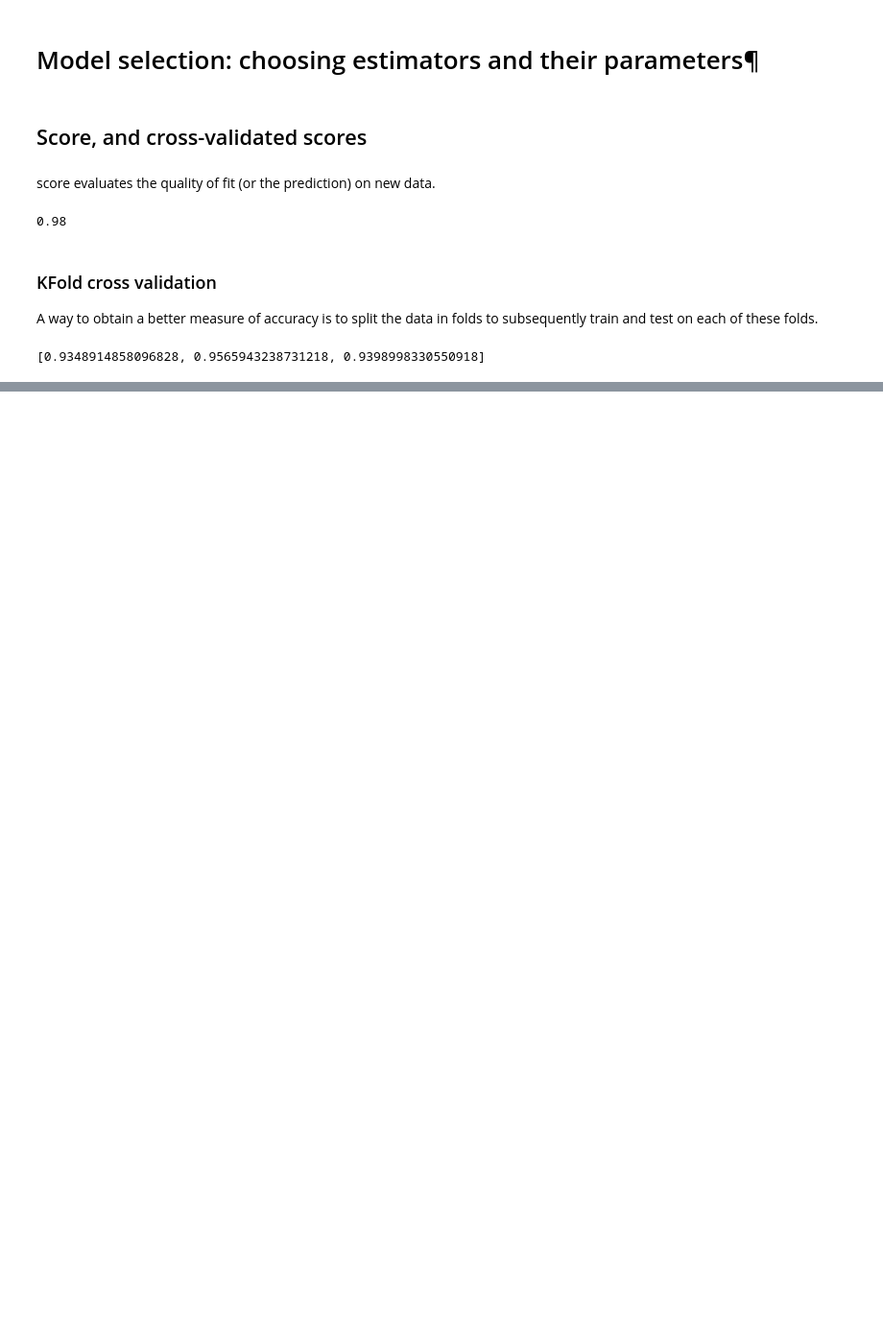
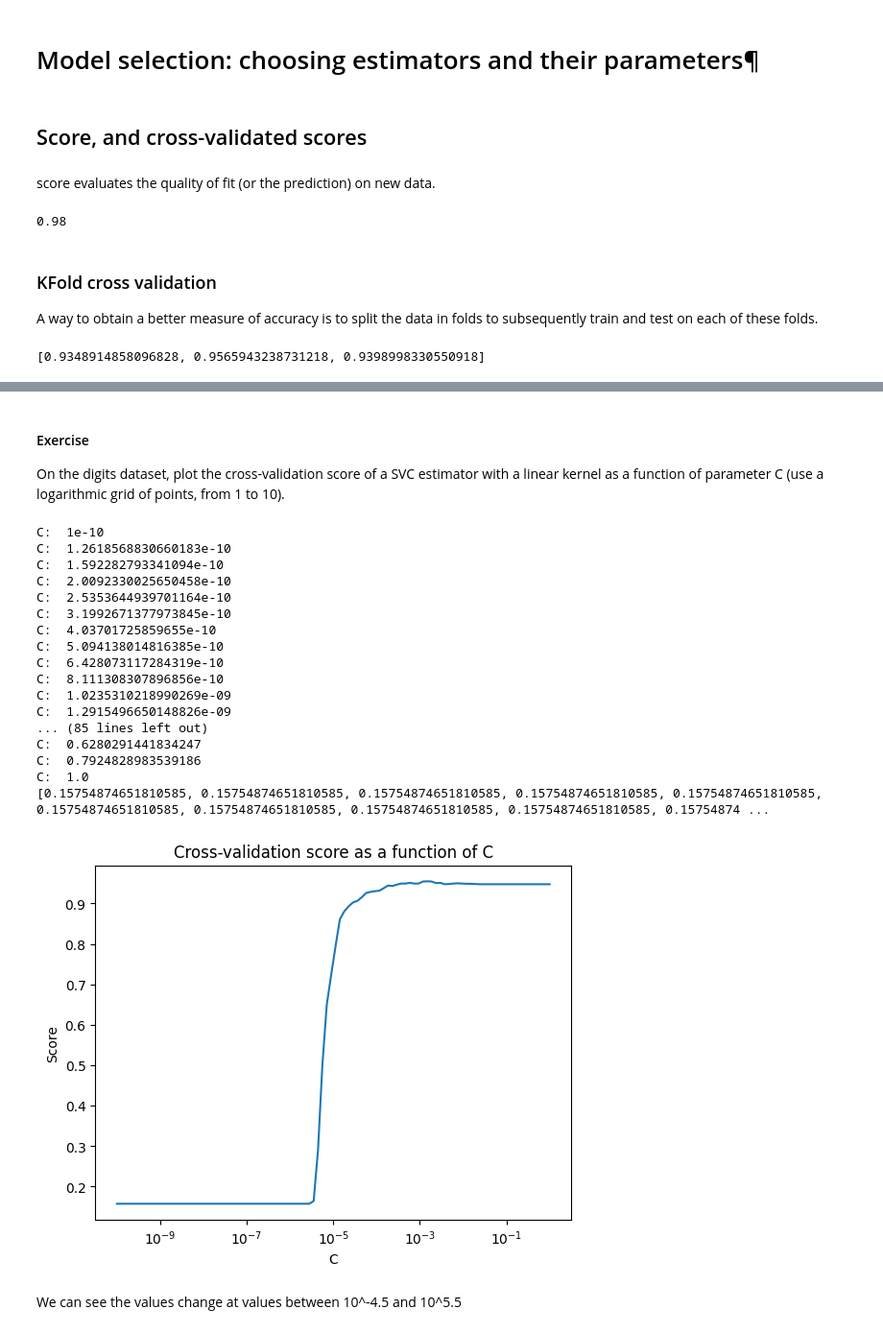
Before and after one commit to Rodmr092/Scikit-Learn-Tutorials, a Jupyter notebook: T3 Cross Validation, selecting estimators and parameters.ipynb, the cells around one changed output, grey strips where cells are left out. Shown at 96% size. Cells and saved outputs as stored; diff of their text form; code cells hidden in the pictures; blank space fills up the shorter version.

Commit message:
used numpy to define a logspace to use as values of parameters (C). Added plot of cross-val scores as function of these parameters.

```diff
--- a/T3 Cross Validation, selecting estimators and parameters.ipynb
+++ b/T3 Cross Validation, selecting estimators and parameters.ipynb
@@ -39,0 +64,14 @@ print(scores)
+# %%
+k_fold = KFold(n_splits=5)
+scores = []
+
+for train_index, test_index in k_fold.split(X_digits):
+    X_train, X_test = X_digits[train_index], X_digits[test_index]
+    y_train, y_test = y_digits[train_index], y_digits[test_index]
+
+    svc.fit(X_train, y_train)
+
+    score = svc.score(X_test, y_test)
+    scores.append(score)
+
+print(scores)
@@ -39,0 +127,65 @@ print(scores)
+# %% [markdown]
+#### Exercise
+
+On the digits dataset, plot the cross-validation score of a SVC estimator with a linear kernel as a function of parameter C (use a logarithmic grid of points, from 1 to 10).
+# %%
+"""
+On the digits dataset, plot the cross-validation score of a SVC estimator with a linear kernel
+as a function of parameter C (use a logarithmic grid of points, from 1 to 10).
+"""
+import numpy as np
+import matplotlib.pyplot as plt
+from sklearn.model_selection import cross_val_score
+from sklearn import datasets, svm
+
+# Load dataset
+X_digits, y_digits = datasets.load_digits(return_X_y=True)
+
+# Define logspace range for C parameter
+C_range = np.logspace(-10, -0, 100)
+
+# Initialize SVC estimator
+svc = svm.SVC(kernel="linear")
+#
+# For each value of C in the logspace range, calculate the cross-validation score with cross_val_score function
+scores = []
+for C in C_range:
+    print("C: ", C)
+    svc.C = C
+    this_scores = cross_val_score(svc, X_digits, y_digits, n_jobs=-1)
+    scores.append(np.mean(this_scores))
+
+# Print the scores
+print(scores)
+
+
+
+# Plot the cross-validation scores as a function of C
+plt.figure()
+plt.xlabel("C")
+plt.ylabel("Score")
+plt.title("Cross-validation score as a function of C")
+plt.plot(C_range, scores)
+plt.xscale("log")
+plt.show()
+# %% [output]
+C:  1e-10
+C:  1.2618568830660183e-10
+C:  1.592282793341094e-10
+C:  2.0092330025650458e-10
+C:  2.5353644939701164e-10
+C:  3.1992671377973845e-10
+C:  4.03701725859655e-10
+C:  5.094138014816385e-10
+C:  6.428073117284319e-10
+C:  8.111308307896856e-10
+C:  1.0235310218990269e-09
+C:  1.2915496650148826e-09
+... (85 lines left out)
+C:  0.6280291441834247
+C:  0.7924828983539186
+C:  1.0
+[0.15754874651810585, 0.15754874651810585, 0.15754874651810585, 0.15754874651810585, 0.15754874651810585, 0.15754874651810585, 0.15754874651810585, 0.15754874651810585, 0.15754874651810585, 0.15754874 ...
+[figure, added]
+# %% [markdown]
+We can see the values change at values between 10^-4.5 and 10^5.5
```
Also changed, not shown: parts of 12 cells of this notebook.
